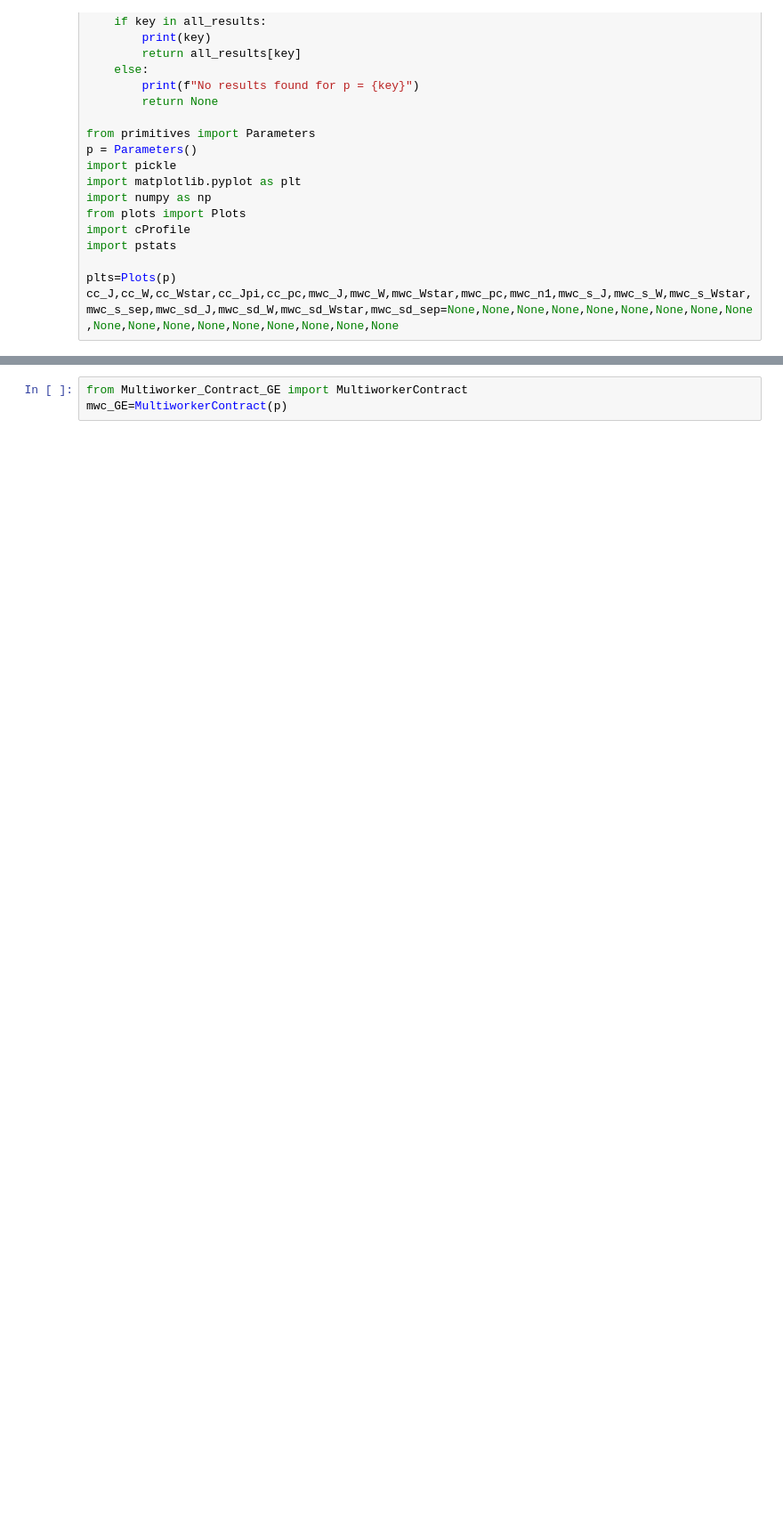
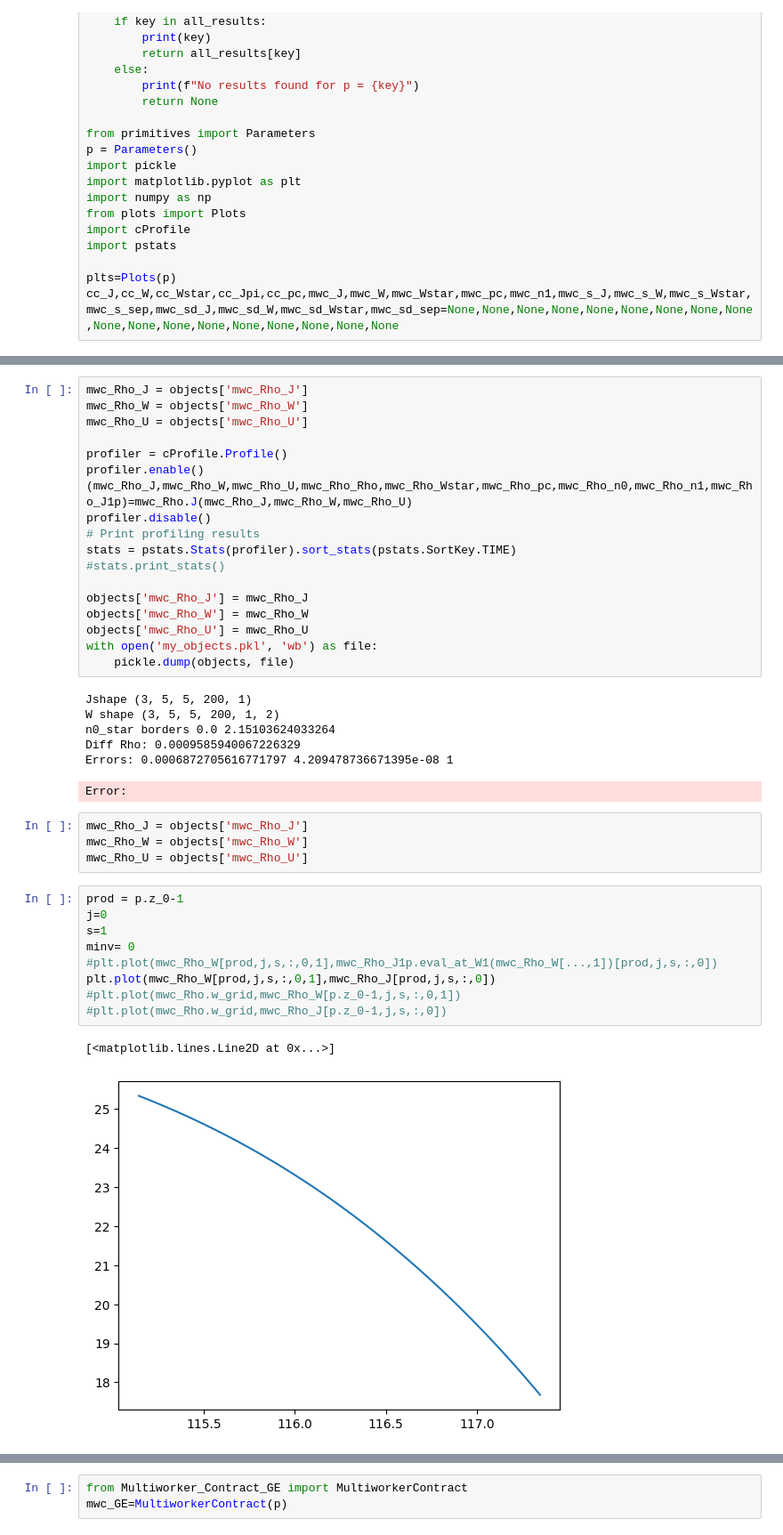
Before and after one commit to zalandru/Dynamic-Contracting-Multi-worker-Firm, a Jupyter notebook: Multiworker_wage_2steps/Initiating MWF.ipynb, the cells around one changed output, grey strips where cells are left out. Shown: that part at 89% size. Drawn from its saved outputs; the diff is of its cells as text; blank space fills up the shorter version.

```diff
--- a/Multiworker_wage_2steps/Initiating MWF.ipynb
+++ b/Multiworker_wage_2steps/Initiating MWF.ipynb
@@ -56,0 +51,41 @@ Making the v_grid custom, aka the same as the W... didn't help at all, and also
+# %%
+mwc_Rho_J = objects['mwc_Rho_J']
+mwc_Rho_W = objects['mwc_Rho_W']
+mwc_Rho_U = objects['mwc_Rho_U']
+
+profiler = cProfile.Profile()
+profiler.enable()
+(mwc_Rho_J,mwc_Rho_W,mwc_Rho_U,mwc_Rho_Rho,mwc_Rho_Wstar,mwc_Rho_pc,mwc_Rho_n0,mwc_Rho_n1,mwc_Rho_J1p)=mwc_Rho.J(mwc_Rho_J,mwc_Rho_W,mwc_Rho_U)
+profiler.disable()
+# Print profiling results
+stats = pstats.Stats(profiler).sort_stats(pstats.SortKey.TIME)
+#stats.print_stats()
+
+objects['mwc_Rho_J'] = mwc_Rho_J
+objects['mwc_Rho_W'] = mwc_Rho_W
+objects['mwc_Rho_U'] = mwc_Rho_U
+with open('my_objects.pkl', 'wb') as file:
+    pickle.dump(objects, file)
+# %% [output]
+Jshape (3, 5, 5, 200, 1)
+W shape (3, 5, 5, 200, 1, 2)
+n0_star borders 0.0 2.15103624033264
+Diff Rho: 0.0009585940067226329
+Errors: 0.0006872705616771797 4.209478736671395e-08 1
+Error:
+# %%
+mwc_Rho_J = objects['mwc_Rho_J']
+mwc_Rho_W = objects['mwc_Rho_W']
+mwc_Rho_U = objects['mwc_Rho_U']
+# %%
+prod = p.z_0-1
+j=0
+s=1
+minv= 0
+#plt.plot(mwc_Rho_W[prod,j,s,:,0,1],mwc_Rho_J1p.eval_at_W1(mwc_Rho_W[...,1])[prod,j,s,:,0])
+plt.plot(mwc_Rho_W[prod,j,s,:,0,1],mwc_Rho_J[prod,j,s,:,0])
+#plt.plot(mwc_Rho.w_grid,mwc_Rho_W[p.z_0-1,j,s,:,0,1])
+#plt.plot(mwc_Rho.w_grid,mwc_Rho_J[p.z_0-1,j,s,:,0])
+# %% [output]
+[<matplotlib.lines.Line2D at 0x...>]
+[figure, added]
```
Also changed, not shown: parts of 13 cells of this notebook, 5 other files.
